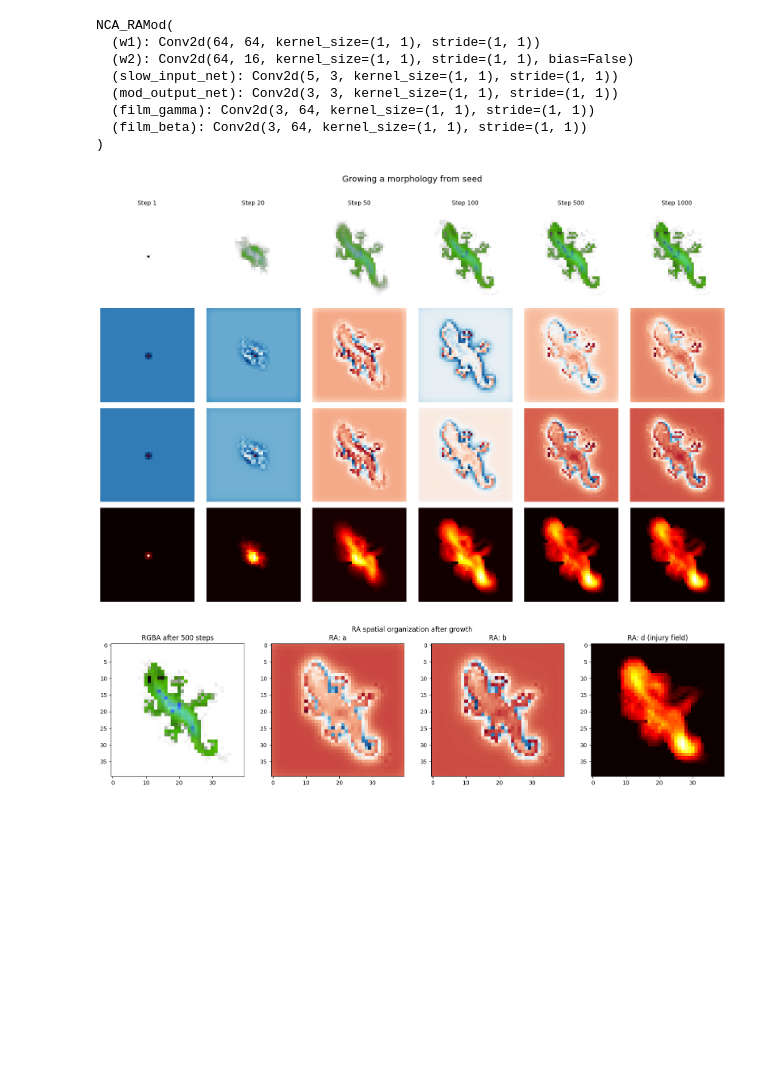
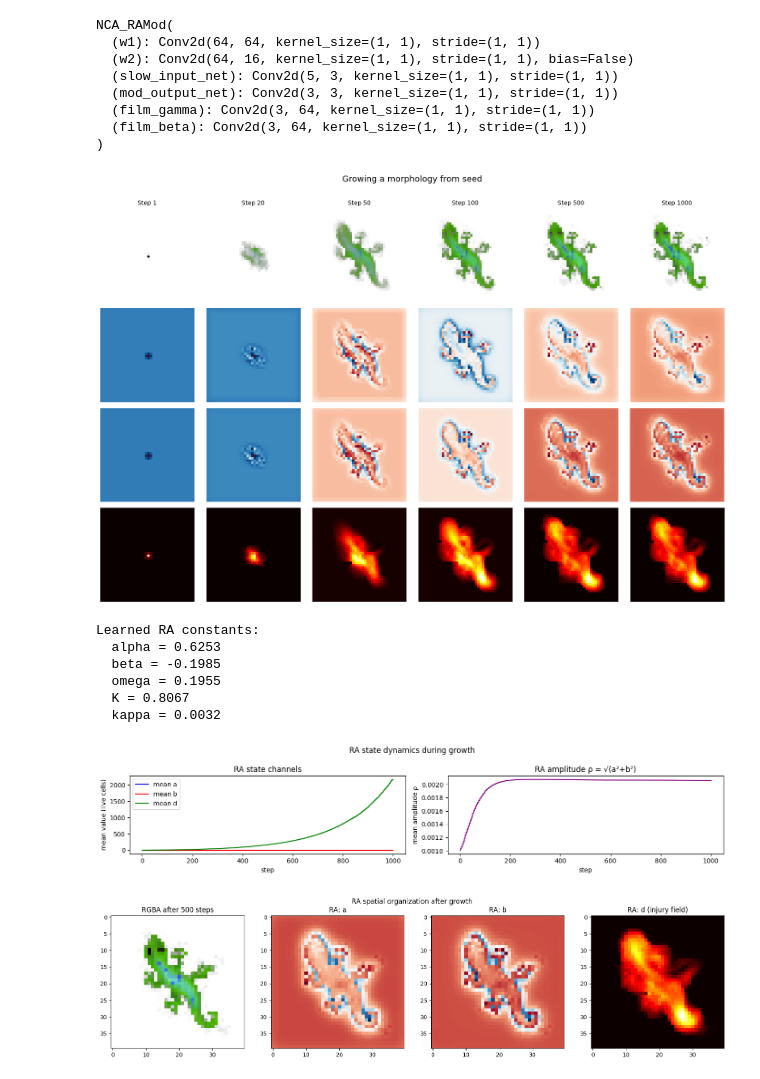
Before and after one commit to lshofsl/Thesis, a Jupyter notebook: NCA_w_RAmod.ipynb, the cells around one changed output. Saved outputs shown, nothing was run; the diff lists cells and outputs as text; code cells hidden in the pictures; blank space fills up the shorter version.

```diff
--- a/NCA_w_RAmod.ipynb
+++ b/NCA_w_RAmod.ipynb
@@ -378,42 +378,92 @@ def visualize_growth(nca, seed, steps_to_show=[1, 20, 50, 100, 500, 1000]):
     for row, label in enumerate(row_labels):
         axes[row, 0].set_ylabel(label, fontsize=12, rotation=90, labelpad=10)
 
+    # Track RA state statistics at every step
+    steps_log = []
+    mean_a_log = []
+    mean_b_log = []
+    mean_d_log = []
+    mean_amp_log = []
+
     current_step = 0
     with torch.no_grad():
         for i, target_step in enumerate(steps_to_show):
             steps_needed = target_step - current_step
             for t in range(steps_needed):
-                x, phase, amp = nca(x, step=t, k=4)
+                x, amp,phase = nca(x, step=t, k=4)
+
+                # Collect RA state at every step, only over live cells
+                live_mask = (x[0, 3:4] > 0.1).float()
+                n_live = live_mask.sum().clamp(min=1)
+                steps_log.append(current_step + t + 1)
+                mean_a_log.append((x[0, 16] * live_mask[0]).sum().item() / n_live.item())
+                mean_b_log.append((x[0, 17] * live_mask[0]).sum().item() / n_live.item())
+                mean_d_log.append((x[0, 18] * live_mask[0]).sum().item() / n_live.item())
+                mean_amp_log.append(amp[0].mean().item())
+
             current_step = target_step
-
-            # Column title (step number) on top
             axes[0, i].set_title(f"Step {target_step}", fontsize=10)
 
-            # Row 0: RGBA
             img = x[0, :4].permute(1, 2, 0).cpu().numpy()
             axes[0, i].imshow(np.clip(img, 0, 1))
             axes[0, i].axis("off")
 
-            # Row 1: a
             axes[1, i].imshow(x[0, 16].cpu(), cmap='RdBu')
             axes[1, i].axis("off")
 
-            # Row 2: b
             axes[2, i].imshow(x[0, 17].cpu(), cmap='RdBu')
             axes[2, i].axis("off")
 
-            # Row 3: d
             axes[3, i].imshow(x[0, 18].cpu(), cmap='hot')
             axes[3, i].axis("off")
 
     plt.tight_layout()
     plt.show()
 
-seed = np.zeros([CHANNELS, HEIGHT, WIDTH], np.float32)
-seed[3, HEIGHT // 2, WIDTH // 2] = 1.0   # only alpha, not all channels from 3 onward
-visualize_growth(nca, seed)
+    # Learned constants — fixed after training, read once
+    ra_constants = {
+        'alpha': nca.alpha.item(),
+        'beta':  nca.beta.item(),
+        'omega': nca.omega.item(),
+        'K':     nca.K.item(),
+        'kappa': nca.kappa.item(),
+    }
+    print("Learned RA constants:")
+    for k, v in ra_constants.items():
+        print(f"  {k} = {v:.4f}")
+
+    # Plot RA state evolution over all steps
+    fig2, axes2 = plt.subplots(1, 2, figsize=(14, 3))
+    fig2.suptitle("RA state dynamics during growth", fontsize=12)
+
+    axes2[0].plot(steps_log, mean_a_log, label='mean a', color='blue')
+    axes2[0].plot(steps_log, mean_b_log, label='mean b', color='red')
+    axes2[0].plot(steps_log, mean_d_log, label='mean d', color='green')
+    axes2[0].set_xlabel('step')
+    axes2[0].set_ylabel('mean value (live cells)')
+    axes2[0].legend()
+    axes2[0].set_title('RA state channels')
+
+    axes2[1].plot(steps_log, mean_amp_log, color='purple')
+    axes2[1].set_xlabel('step')
+    axes2[1].set_ylabel('mean amplitude ρ')
+    axes2[1].set_title('RA amplitude ρ = √(a²+b²)')
+
+    plt.tight_layout()
+    plt.show()
+
+    return ra_constants, steps_log, mean_a_log, mean_b_log, mean_d_log, mean_amp_log
-# %% [output]
-[figure, removed]
+# %%
+ra_constants, steps_log, mean_a_log, mean_b_log, mean_d_log, mean_amp_log = visualize_growth(nca, seed)
+# %% [output]
+[figure, added]
+Learned RA constants:
+  alpha = 0.6253
+  beta = -0.1985
+  omega = 0.1955
+  K = 0.8067
+  kappa = 0.0032
+[figure, added]
 # %%
 with torch.no_grad():
     # Start from a pool sample — guaranteed good starting state
```
